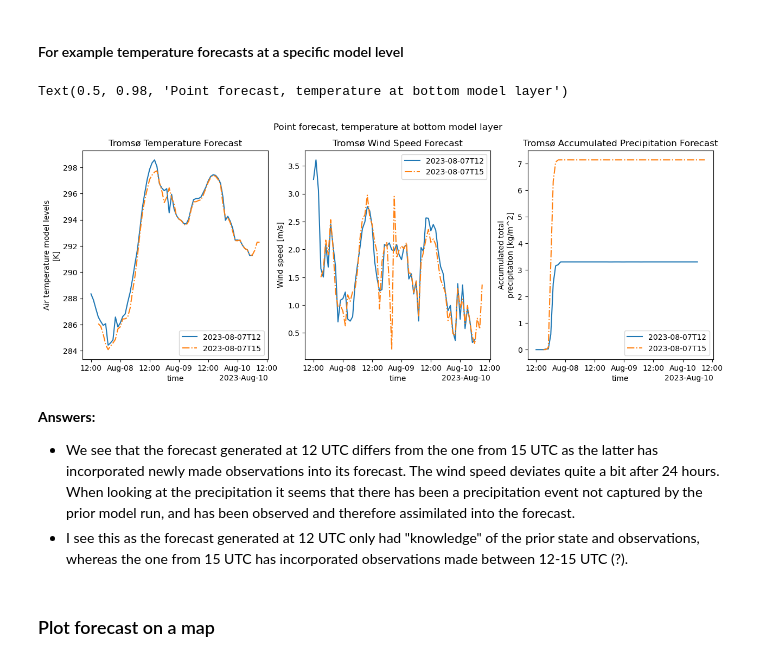
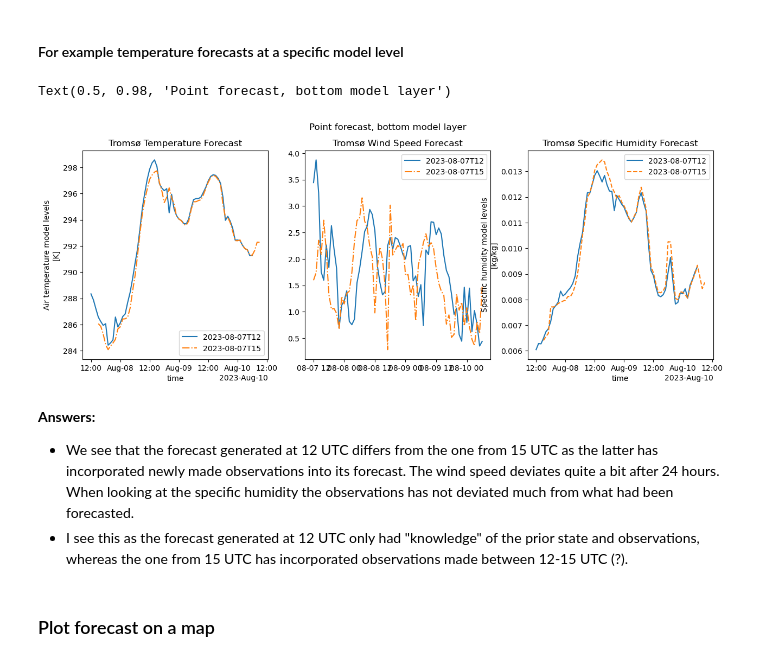
Before and after one commit to kjes4pres/GEO4902, a Jupyter notebook: Exercise 2/2.1.ModelAnalysis_and_background_upperair.ipynb, the cells around one changed output. Saved outputs shown, nothing was run; the diff lists cells and outputs as text; code cells hidden in the pictures.

Commit message:
added model levels for all variables

```diff
--- a/Exercise 2/2.1.ModelAnalysis_and_background_upperair.ipynb
+++ b/Exercise 2/2.1.ModelAnalysis_and_background_upperair.ipynb
@@ -51,6 +53,15 @@ def findindex(alat,alon,plat,plon):
 # %%
-tml_point_forecast_1 = forecast_1['air_temperature_ml'].isel(hybrid=-1, y = y_loc, x=x_loc)
-tml_point_forecast_2 = forecast_2['air_temperature_ml'].isel(hybrid=-1, y = y_loc, x=x_loc)
+tml_point_forecast_1 = forecast_1['air_temperature_ml'].isel(hybrid=mlevel[0], y = y_loc, x=x_loc)
+tml_point_forecast_2 = forecast_2['air_temperature_ml'].isel(hybrid=mlevel[0], y = y_loc, x=x_loc)
+# %%
+wind_x_point_forecast_1 = forecast_1['x_wind_ml'].isel(hybrid = mlevel[0], y = y_loc, x = x_loc)
+wind_y_point_forecast_1 = forecast_1['y_wind_ml'].isel(hybrid = mlevel[0], y = y_loc, x = x_loc)
+
+wind_x_point_forecast_2 = forecast_2['x_wind_ml'].isel(hybrid = mlevel[0], y = y_loc, x = x_loc)
+wind_y_point_forecast_2 = forecast_2['y_wind_ml'].isel(hybrid = mlevel[0], y = y_loc, x = x_loc)
+# %%
+wind_point_forecast1 = np.sqrt( (wind_x_point_forecast_1.values)**2 + (wind_y_point_forecast_1.values)**2)
+wind_point_forecast2 = np.sqrt( (wind_x_point_forecast_2.values)**2 + (wind_y_point_forecast_2.values)**2)
 # %%
-windspeed_point_forecast_1 = forecast_1['wind_speed'].isel(height7 = 0, y = y_loc, x = x_loc)
-windspeed_point_forecast_2 = forecast_2['wind_speed'].isel(height7 = 0, y = y_loc, x = x_loc)
+specific_humidity_point_forecast_1 = forecast_1['specific_humidity_ml'].isel(hybrid=mlevel[0], y=y_loc, x=x_loc)
+specific_humidity_point_forecast_2 = forecast_2['specific_humidity_ml'].isel(hybrid=mlevel[0], y=y_loc, x=x_loc)
@@ -60,31 +68,34 @@ acc_precip_point_forecast_2 = forecast_2['precipitation_amount_acc'].isel(height
 # %%
 fig, ax = plt.subplots(1,3, figsize=(15,5))
 
 tml_point_forecast_1.plot.line(ax=ax[0], x='time', linestyle='-', label=(np.datetime_as_string(tml_point_forecast_1.time.isel(time=0), unit='h')))
 tml_point_forecast_2.plot.line(ax=ax[0],x='time', linestyle='-.', label=(np.datetime_as_string(tml_point_forecast_2.time.isel(time=0), unit='h')))
 
-windspeed_point_forecast_1.plot.line(ax=ax[1], x='time', linestyle='-', label=(np.datetime_as_string(tml_point_forecast_1.time.isel(time=0), unit='h')))
-windspeed_point_forecast_2.plot.line(ax=ax[1], x='time', linestyle='-.', label=(np.datetime_as_string(tml_point_forecast_2.time.isel(time=0), unit='h')))
+#wind_point_forecast_1.plot.line(ax=ax[1], x='time', linestyle='-', label=(np.datetime_as_string(tml_point_forecast_1.time.isel(time=0), unit='h')))
+#wind_point_forecast_2.plot.line(ax=ax[1], x='time', linestyle='-.', label=(np.datetime_as_string(tml_point_forecast_2.time.isel(time=0), unit='h')))
 
-acc_precip_point_forecast_1.plot.line(ax=ax[2], x='time',linestyle='-',label=(np.datetime_as_string(tml_point_forecast_1.time.isel(time=0), unit='h')))
-acc_precip_point_forecast_2.plot.line(ax=ax[2], x='time',linestyle='-.',label=(np.datetime_as_string(tml_point_forecast_2.time.isel(time=0), unit='h')))
+ax[1].plot(tml_point_forecast_1.time, wind_point_forecast1, linestyle='-', label=(np.datetime_as_string(tml_point_forecast_1.time.isel(time=0), unit='h')))
+ax[1].plot(tml_point_forecast_1.time, wind_point_forecast2, linestyle='-.', label=(np.datetime_as_string(tml_point_forecast_2.time.isel(time=0), unit='h')))
+
+specific_humidity_point_forecast_1.plot.line(ax=ax[2], x='time',linestyle='-',label=(np.datetime_as_string(tml_point_forecast_1.time.isel(time=0), unit='h')))
+specific_humidity_point_forecast_2.plot.line(ax=ax[2], x='time',linestyle='--',label=(np.datetime_as_string(tml_point_forecast_2.time.isel(time=0), unit='h')))
 
 
 ax[0].set_title("Tromsø Temperature Forecast")
 ax[1].set_title("Tromsø Wind Speed Forecast")
-ax[2].set_title("Tromsø Accumulated Precipitation Forecast")
+ax[2].set_title("Tromsø Specific Humidity Forecast")
 
 ax[0].legend()
 ax[1].legend()
 ax[2].legend()
 
-fig.suptitle('Point forecast, temperature at bottom model layer')
+fig.suptitle('Point forecast, bottom model layer')
 # %% [output]
-Text(0.5, 0.98, 'Point forecast, temperature at bottom model layer')
+Text(0.5, 0.98, 'Point forecast, bottom model layer')
-[figure, old version]
+[figure, new version]
 # %% [markdown]
 __Answers:__
-- We see that the forecast generated at 12 UTC differs from the one from 15 UTC as the latter has incorporated newly made observations into its forecast. The wind speed deviates quite a bit after 24 hours. When looking at the precipitation it seems that there has been a precipitation event not captured by the prior model run, and has been observed and therefore assimilated into the forecast.
+- We see that the forecast generated at 12 UTC differs from the one from 15 UTC as the latter has incorporated newly made observations into its forecast. The wind speed deviates quite a bit after 24 hours. When looking at the specific humidity the observations has not deviated much from what had been forecasted.
 - I see this as the forecast generated at 12 UTC only had "knowledge" of the prior state and observations, whereas the one from 15 UTC has incorporated observations made between 12-15 UTC (?).
 # %% [markdown]
 ### Plot forecast on a map
```
Also changed, not shown: parts of 4 cells of this notebook.
